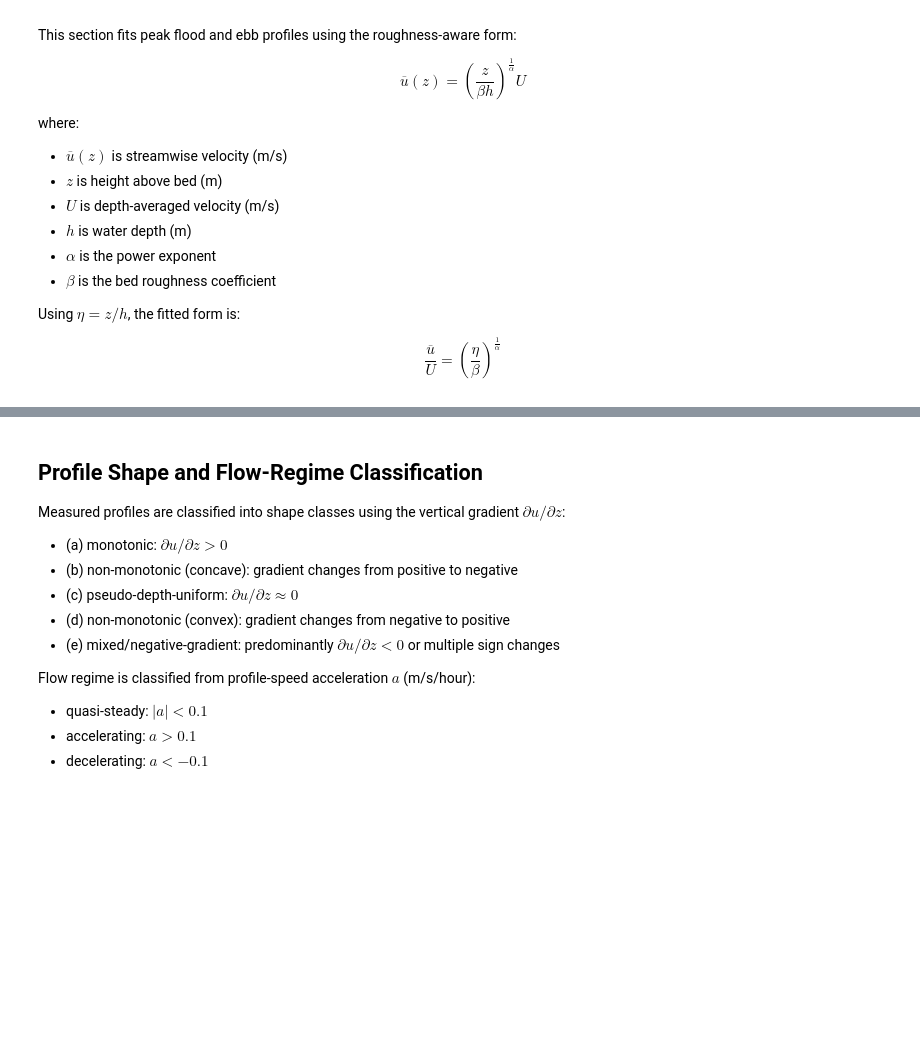
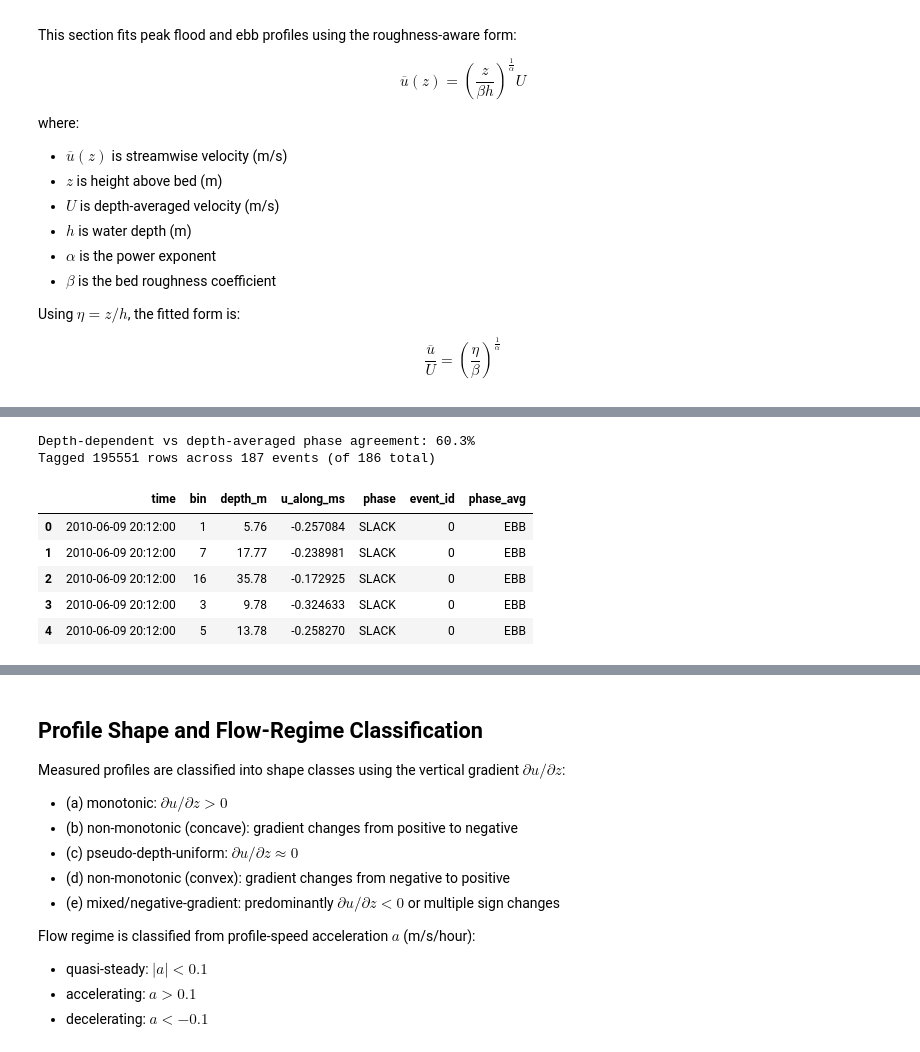
Before and after one commit to JonCraig-SBU/Verdant-SBU-tidal-project-COOPS, a Jupyter notebook: tidal-cycles.ipynb, the cells around one changed output, grey strips where cells are left out. Saved outputs shown, nothing was run; the diff lists cells and outputs as text; code cells hidden in the pictures; blank space fills up the shorter version.

```diff
--- a/tidal-cycles.ipynb
+++ b/tidal-cycles.ipynb
@@ -591,0 +692,45 @@ FLOOD 2010-07-13 14:12:00                 1.329         1.080529 -5.405813 0.394
+# %%
+# Attach each depth-dependent row to the event it falls in, using the segmentation already
+# built on the depth-averaged series in the event_segment() cell above. No principal-axis
+# recomputation here -- u_along_ms is already signed and consistent dataset-wide.
+if "event_id" not in df_avg.columns:
+    raise NameError("Run the event_segment() cell above first (needs df_avg['event_id']).")
+
+events_lookup = (
+    df_avg[[TIME_COL, "event_id", PHASE_COL]]
+    .rename(columns={TIME_COL: "time", PHASE_COL: "phase_avg"})
+    .sort_values("time")
+)
+
+ddvc_tagged = pd.merge_asof(
+    ddvc.sort_values("time"),
+    events_lookup,
+    on="time",
+    direction="nearest",
+    tolerance=pd.Timedelta("6min"),
+)
+
+n_untagged = ddvc_tagged["event_id"].isna().sum()
+if n_untagged:
+    print(f"Warning: {n_untagged} rows had no matching event within 6 min and were dropped.")
+ddvc_tagged = ddvc_tagged.dropna(subset=["event_id"]).copy()
+ddvc_tagged["event_id"] = ddvc_tagged["event_id"].astype(int)
+
+# Sanity check: ddvc's own phase label should agree with the depth-averaged phase it matched to
+agree = (ddvc_tagged["phase"] == ddvc_tagged["phase_avg"]).mean()
+print(f"Depth-dependent vs depth-averaged phase agreement: {agree:.1%}")
+
+n_events_tagged = ddvc_tagged["event_id"].nunique()
+print(f"Tagged {len(ddvc_tagged)} rows across {n_events_tagged} events "
+      f"(of {df_avg['event_id'].max()+1} total)")
+
+ddvc_tagged.head()
+# %% [output]
+Depth-dependent vs depth-averaged phase agreement: 60.3%
+Tagged 195551 rows across 187 events (of 186 total)
+|  | time | bin | depth_m | u_along_ms | phase | event_id | phase_avg |
+| 0 | 2010-06-09 20:12:00 | 1 | 5.76 | -0.257084 | SLACK | 0 | EBB |
+| 1 | 2010-06-09 20:12:00 | 7 | 17.77 | -0.238981 | SLACK | 0 | EBB |
+| 2 | 2010-06-09 20:12:00 | 16 | 35.78 | -0.172925 | SLACK | 0 | EBB |
+| 3 | 2010-06-09 20:12:00 | 3 | 9.78 | -0.324633 | SLACK | 0 | EBB |
+| 4 | 2010-06-09 20:12:00 | 5 | 13.78 | -0.258270 | SLACK | 0 | EBB |
```
Also changed, not shown: parts of 8 cells of this notebook, 3 other files.
